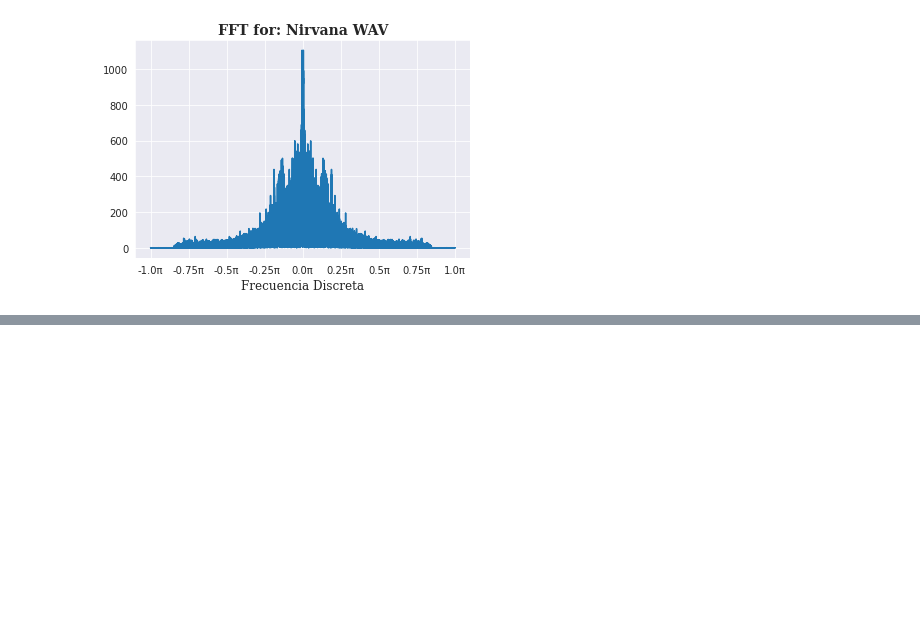
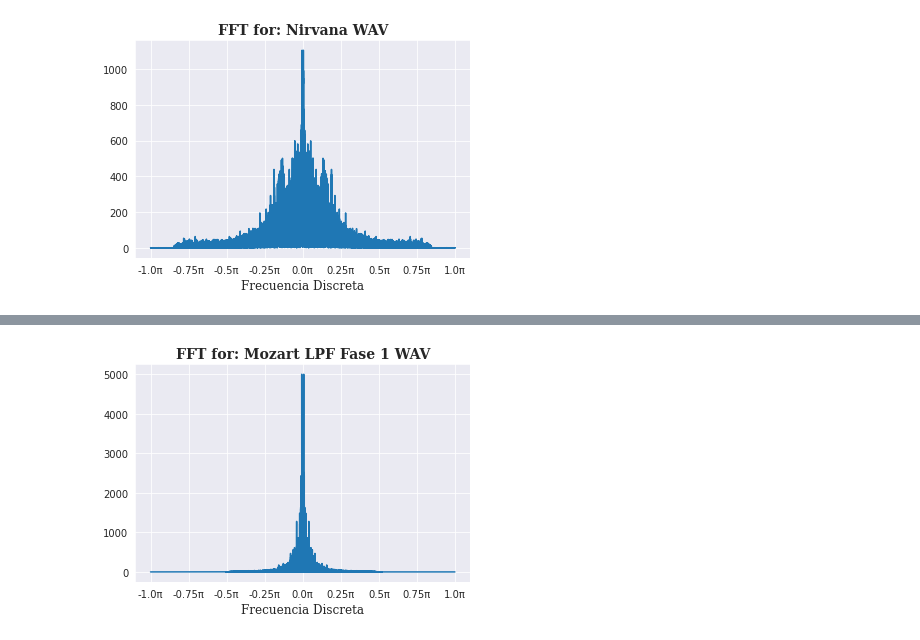
Before and after one commit to capajaro/DSP_Project, a Jupyter notebook: Proyecto_Final_DSP_UN.ipynb, the cells around one changed output, grey strips where cells are left out. Saved outputs shown, nothing was run; the diff lists cells and outputs as text; code cells hidden in the pictures; blank space fills up the shorter version.

```diff
--- a/Proyecto_Final_DSP_UN.ipynb
+++ b/Proyecto_Final_DSP_UN.ipynb
@@ -216,0 +226,5 @@ Subtype: PCM_16
+# %%
+[Mozart_w_LP_Fase1, Mozart_Filt_LP_Fase1, Mozart_SP_LP_Fase1] = Filtro_LP(Mozart)
+FoureirPlots(Mozart_Filt_LP_Fase1, samplerate_Mozart, 'Mozart LPF Fase 1')
+# %% [output]
+[figure, added]
```
Also changed, not shown: parts of 15 cells of this notebook.
